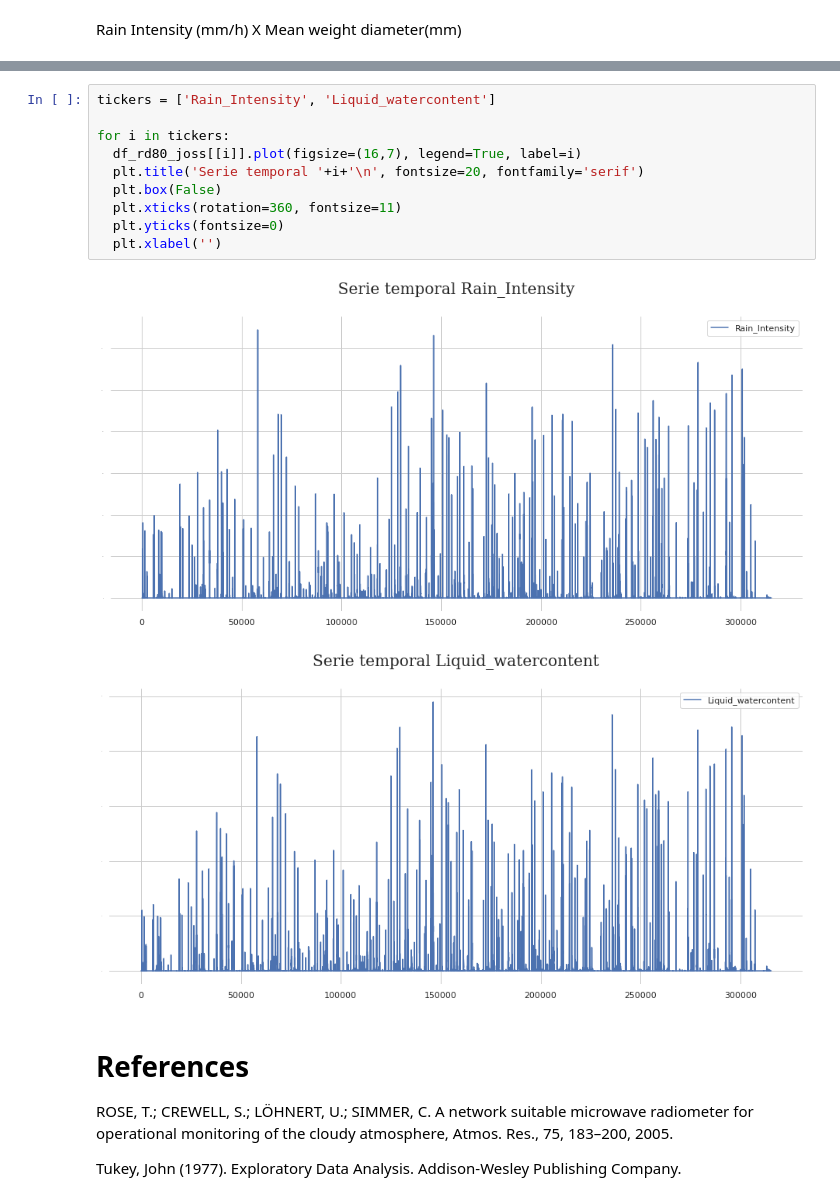
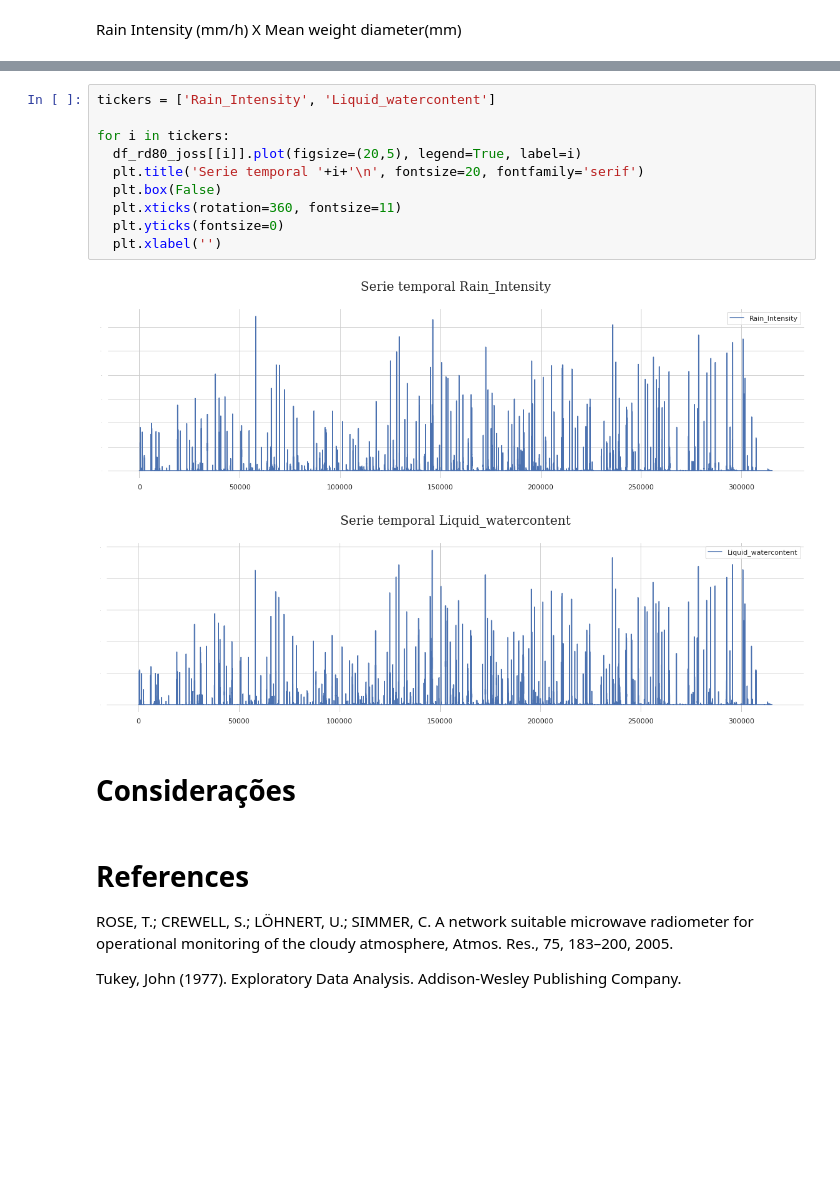
Before and after one commit to lourencocavalcante/Introduction-to-Data-Science, a Jupyter notebook: INPE_CAP394_2022_Atv01_Lourenco.ipynb, the cells around one changed output, grey strips where cells are left out. Saved outputs shown, nothing was run; the diff lists cells and outputs as text; blank space fills up the shorter version.

```diff
--- a/INPE_CAP394_2022_Atv01_Lourenco.ipynb
+++ b/INPE_CAP394_2022_Atv01_Lourenco.ipynb
@@ -370,16 +365,18 @@ df_rd80_joss['Rain_Intensity'].plot(figsize = (20,4), title='Intensidade da chuv
 # %%
 tickers = ['Rain_Intensity', 'Liquid_watercontent']
 
 for i in tickers:
-  df_rd80_joss[[i]].plot(figsize=(16,7), legend=True, label=i)
+  df_rd80_joss[[i]].plot(figsize=(20,5), legend=True, label=i)
   plt.title('Serie temporal '+i+'\n', fontsize=20, fontfamily='serif')
   plt.box(False)
   plt.xticks(rotation=360, fontsize=11)
   plt.yticks(fontsize=0)
   plt.xlabel('')
 # %% [output]
-[figure, old version]
+[figure, new version]
-[figure, old version]
+[figure, new version]
+# %% [markdown]
+# **Considerações**
 # %% [markdown]
 # **References**
 
```
Also changed, not shown: parts of 13 cells of this notebook.
